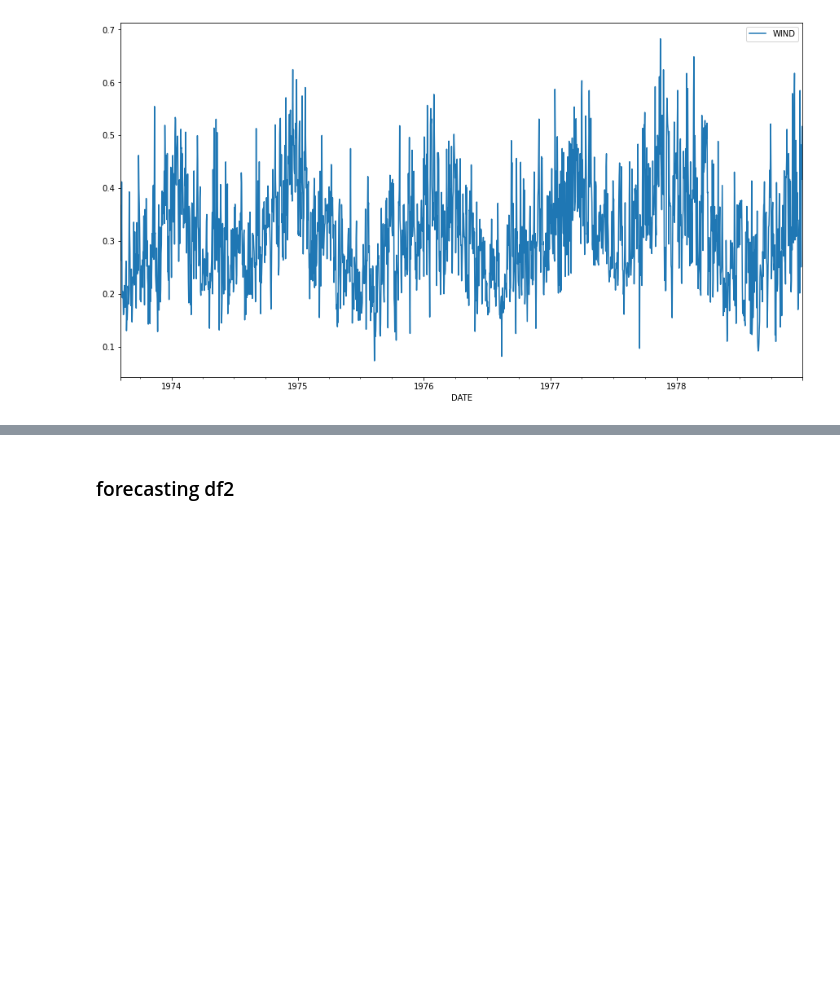
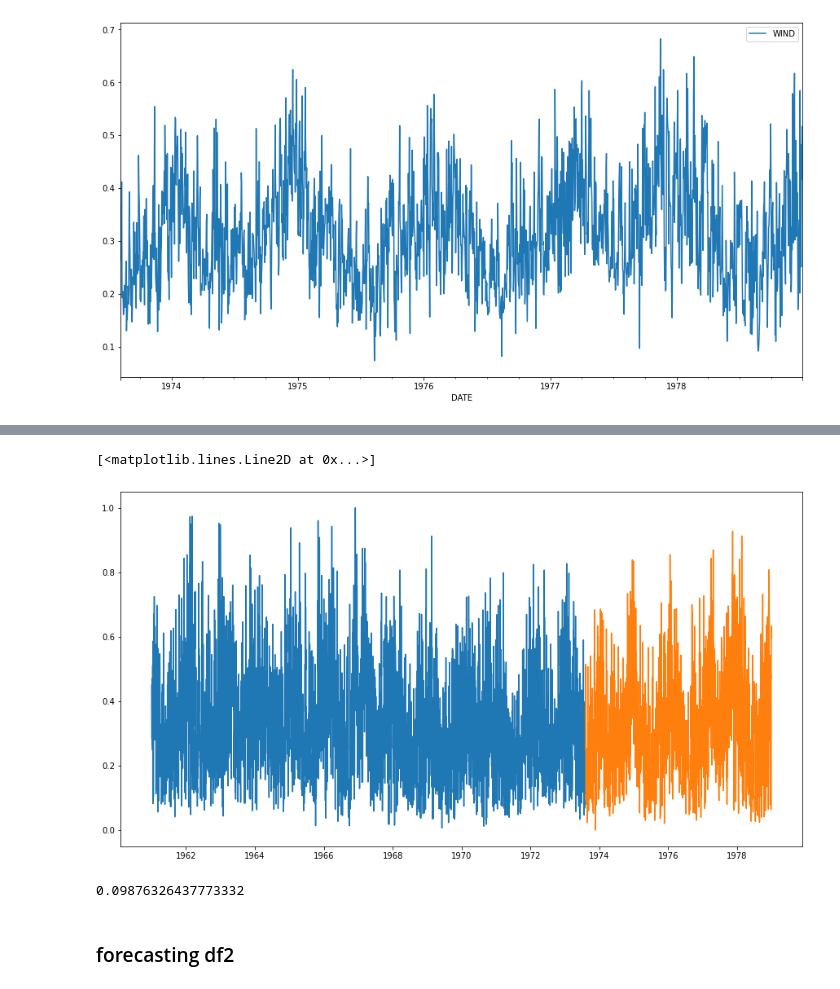
Before and after one commit to iavirovic/strojno-ucenje, a Jupyter notebook: notebooks/VAR model.ipynb, the cells around one changed output, grey strips where cells are left out. Saved outputs shown, nothing was run; the diff lists cells and outputs as text; code cells hidden in the pictures; blank space fills up the shorter version.

```diff
--- a/notebooks/VAR model.ipynb
+++ b/notebooks/VAR model.ipynb
@@ -106,3 +113,14 @@ mean_absolute_error(result_df1['WIND'], test_df1['WIND'])
+# %%
+fig, ax = plt.subplots(1, 1, figsize=(15, 8))
+ax.plot(train_df1['WIND'])
+ax.plot(test_df1['WIND'])
+# %% [output]
+[<matplotlib.lines.Line2D at 0x...>]
+[figure, added]
+# %%
+mean_absolute_error(result_df1['WIND'], test_df1['WIND'])
+# %% [output]
+0.09876326437773332
 # %% [markdown]
 ### forecasting df2
 # %%
```
Also changed, not shown: parts of 15 cells of this notebook, 2 other files.
